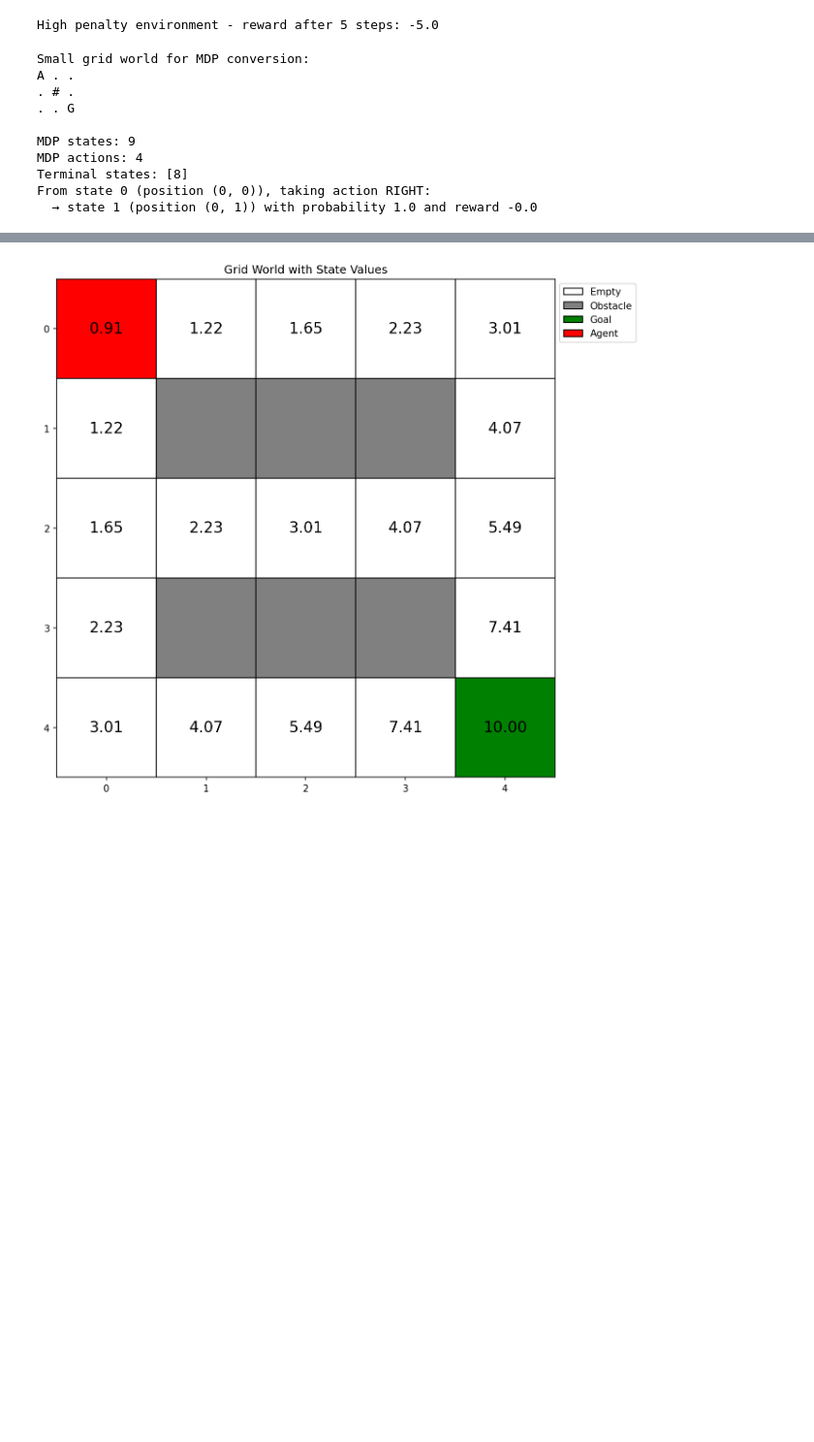
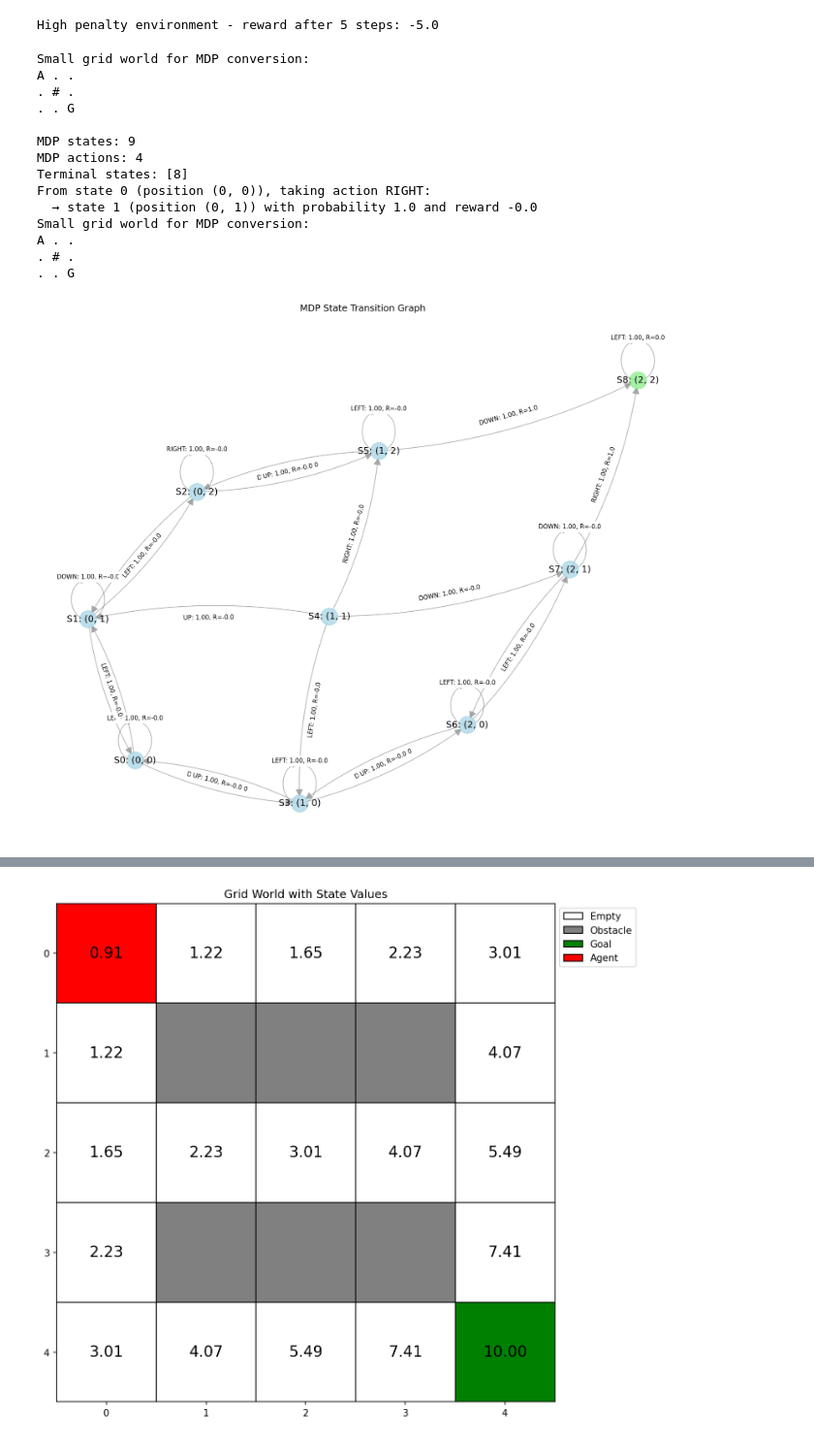
Before and after one commit to rueckstiess/qurious, a Jupyter notebook: notebooks/environments.ipynb, the cells around one changed output, grey strips where cells are left out. Shown at 97% size. Drawn from its saved outputs; the diff is of its cells as text; code cells hidden in the pictures; blank space fills up the shorter version.

Commit message:
mdp visualization with networkx

```diff
--- a/notebooks/environments.ipynb
+++ b/notebooks/environments.ipynb
@@ -138,6 +138,9 @@ print(f"High penalty environment - reward after 5 steps: {total_reward}")
 # %% [output]
 High penalty environment - reward after 5 steps: -5.0
 # %%
+from mini_rl.visualize import visualize_mdp
+import matplotlib.pyplot as plt
+
 # 4. Environment to MDP Conversion
 small_env = GridWorld(width=3, height=3, start_pos=(0, 0), goal_pos=[(2, 2)], obstacles=[(1, 1)])
 
@@ -150,33 +153,54 @@ mdp = small_env.to_mdp()
 # Inspect the MDP
 print(f"MDP states: {mdp.states}")
 print(f"MDP actions: {mdp.actions}")
 print(f"Terminal states: {mdp.terminal_states}")
 
 # Visualize transition probabilities for a specific state-action pair
 state = small_env.state_to_index((0, 0))  # Top-left corner
 action = small_env.RIGHT  # Try to move right
 
 next_state_probs = mdp.transition_probs[state, action]
 next_state_rewards = mdp.rewards[state, action]
 
 print(f"From state {state} (position {small_env.index_to_state(state)}), taking action RIGHT:")
 for next_s in range(mdp.states):
     if next_state_probs[next_s] > 0:
         print(
             f"  → state {next_s} (position {small_env.index_to_state(next_s)}) with "
             f"probability {next_state_probs[next_s]} and reward {next_state_rewards[next_s]}"
         )
+
+
+# Usage example:
+# Create a small grid world and convert to MDP
+small_env = GridWorld(width=3, height=3, start_pos=(0, 0), goal_pos=[(2, 2)], obstacles=[(1, 1)])
+
+print("Small grid world for MDP conversion:")
+print(small_env.render())
+
+# Convert to MDP
+mdp = small_env.to_mdp()
+
+# Visualize the MDP
+fig, ax = visualize_mdp(mdp, env=small_env, layout_type="spring")
+plt.tight_layout()
+plt.show()
 # %% [output]
 Small grid world for MDP conversion:
 A . .
 . # .
 . . G
 
 MDP states: 9
 MDP actions: 4
 Terminal states: [8]
 From state 0 (position (0, 0)), taking action RIGHT:
   → state 1 (position (0, 1)) with probability 1.0 and reward -0.0
+Small grid world for MDP conversion:
+A . .
+. # .
+. . G
+[figure, added]
 # %%
 # Interactive Grid World Navigation with Buttons
 from IPython.display import clear_output
```
Also changed, not shown: parts of 2 cells of this notebook, 1 other file.
